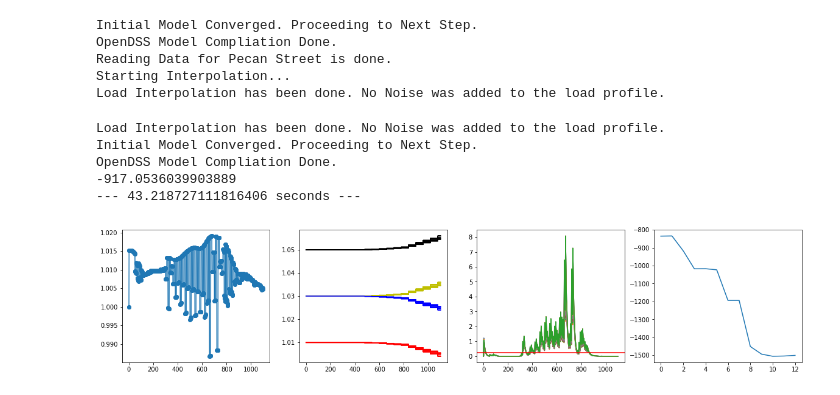
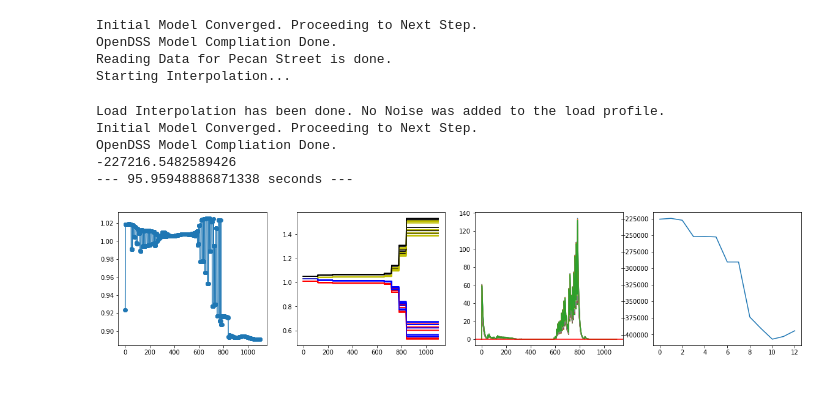
Before and after one commit to lbnl-cybersecurity/ceds-cigar, a Jupyter notebook: LBNL_Simulations/Python/InverterStability/softAC/openDSS_Feeder_34Bus_Inverter-AdaptiveControl_allinv_baseline.ipynb, the cells around one changed output. Saved outputs shown, nothing was run; the diff lists cells and outputs as text; code cells hidden in the pictures.

```diff
--- a/LBNL_Simulations/Python/InverterStability/softAC/openDSS_Feeder_34Bus_Inverter-AdaptiveControl_allinv_baseline.ipynb
+++ b/LBNL_Simulations/Python/InverterStability/softAC/openDSS_Feeder_34Bus_Inverter-AdaptiveControl_allinv_baseline.ipynb
@@ -48,7 +48,7 @@ Number_of_Inverters = 13 #even feeder is 34Bus, we only have 13 inverters
 
 #Error checking of the global variable -- TODO: add error handling here!
 if EndTime < StartTime or EndTime < 0 or StartTime < 0:
-    print('Setup Simulation Times Appropriately.')
+    print('Setup Simulation Times Inappropriately.')
 if NoiseMultiplyer < 0:
     print('Setup Noise Multiplyer Correctly.')
 
@@ -140,7 +140,6 @@ Initial Model Converged. Proceeding to Next Step.
 OpenDSS Model Compliation Done.
 Reading Data for Pecan Street is done.
 Starting Interpolation...
-Load Interpolation has been done. No Noise was added to the load profile.
 # %%
 ############################################################
 ############################################################
@@ -158,7 +157,7 @@ def inverter_qp_injection(counter, Vk, Vkm1, gammakm1, solar_irr, VBP, Sbar, dv,
 
     Vmagk = abs(Vk)
     Vmagkm1 = abs(Vkm1)
-    gammakcalc = (T*lpf*(Vmagk + Vmagkm1) - (T*lpf - 2)*gammakm1)/(2 + T*lpf)
+    gammakcalc = (T*lpf*(Vmagk + Vmagkm1) - (T*lpf - 2)*gammakm1)/(2. + T*lpf)
 
     if counter % dv == 0:
         gammakused = gammakcalc
@@ -196,9 +195,9 @@ def voltage_observer(vk, vkm1, psikm1, epsilonkm1, ykm1, f_hp=1, f_lp=0.1, gain=
     yk = (T*f_lp*(epsilonk + epsilonkm1) - (T*f_lp - 2)*ykm1)/(2 + T*f_lp)
     return yk, psik, epsilonk
 
-def adaptive_control(delay, vk, vkmdelay, ukmdelay, thresh, yk):
+def adaptive_control(delay, nk ,vk, vkmdelay, ukmdelay, thresh, yk):
     if (yk > thresh):
-        uk = delay/2*k * ( vk**2 + vkmdelay**2 ) + ukmdelay
+        uk = delay/2* nk * ( vk**2 + vkmdelay**2 ) + ukmdelay
     else:
         uk = ukmdelay
     return uk
@@ -344,8 +343,6 @@ for ep in range(1):
         for i in range(len(nodes)):
             node = nodes[i]
             node.at['Voltage', timeStep] = nodeInfo[i]['voltagePU']
-            if timeStep == 0 or timeStep == 1:
-                node.at['Voltage', timeStep] = 1
         #############################################################
         #############################################################
         #############################################################
@@ -372,6 +369,13 @@ for ep in range(1):
         if timeStep == TotalTimeSteps-1:
             terminal = True
 
+        if timeStep == 0:
+            for node in range(len(AllLoadNames)):
+                if inverters[node] != []:
+                    invertersNode = inverters[node]
+                    for inverter in invertersNode:
+                        inverter.at['counter',timeStep] = 1
+
         if timeStep != 0:
             for node in range(len(AllLoadNames)):
                 #if we have inverters at that node then...
@@ -382,8 +386,6 @@ for ep in range(1):
                         inverter.at['counter',timeStep] = inverter.at['counter',timeStep-1] + 1
                         if inverter.at['counter',timeStep-1] == Delay_VoltageSampling[node]:
                             inverter.at['counter',timeStep] = 1
-
-
 
                         #################################################
                         #execute action
@@ -409,8 +411,9 @@ for ep in range(1):
                         #caculate P Q injection at the node
                         nodes[node].at['P', timeStep] += inverter.at['P_inv', timeStep]
                         nodes[node].at['Q', timeStep] += inverter.at['Q_inv', timeStep]
+
                         if (node in controlInv) and (inverter is invertersNode[0]):
-                            length = 60
+                            length = Delay_VBPCurveShift[node]
                             if VBPcounter[node-offset] == length:
                                 numberYks = inverter.loc['yk', timeStep-length+1:timeStep]
                                 numberYks = numberYks - 0.25
@@ -419,20 +422,20 @@ for ep in range(1):
                                 points[node-offset] += reward
 
                                 inverter.at['upk', timeStep] = adaptive_control(
-                                    length, inverter.at['ime_output', timeStep],
+                                    length, 1, inverter.at['ime_output', timeStep],
                                     inverter.at['ime_output', timeStep-length+1],
                                     inverter.at['upk', timeStep-length+1],
                                     0.25, inverter.at['yk', timeStep])
                                 inverter.at['uqk', timeStep] = adaptive_control(
-                                    length, inverter.at['ime_output', timeStep],
+                                    length, 1, inverter.at['ime_output', timeStep],
                                     inverter.at['ime_output', timeStep-length+1],
                                     inverter.at['uqk', timeStep-length+1],
                                     0.25, inverter.at['yk', timeStep])
                                 vbp = np.array(
-                                    [inverter.at['VBP', timeStep][0] - inverter.at['uqk', timeStep],
-                                    inverter.at['VBP', timeStep][1] + inverter.at['uqk', timeStep],
-                                    inverter.at['VBP', timeStep][2] - inverter.at['upk', timeStep],
-                                    inverter.at['VBP', timeStep][3] + inverter.at['upk', timeStep]])
+                                    [inverter.at['VBP',0][0] - inverter.at['uqk', timeStep],
+                                    inverter.at['VBP', 0][1] + inverter.at['uqk', timeStep],
+                                    inverter.at['VBP', 0][2] - inverter.at['upk', timeStep],
+                                    inverter.at['VBP', 0][3] + inverter.at['upk', timeStep]])
                                 for k in range(timeStep, TotalTimeSteps):
                                     inverter.at['VBP',k] = copy.deepcopy(vbp)
                                     inverter.at['upk',k] = inverter.at['upk', timeStep]
@@ -448,33 +451,33 @@ for ep in range(1):
     f = plt.figure()
     f.set_figheight(4)
     f.set_figwidth(20)
     f.add_subplot(1,4,1)
     plt.plot(nodes[7].loc['Voltage'], marker='o')
 
     for i in range(5,18):
         x = inverters[i][0].loc['VBP']
         y=np.zeros([len(x),x[0].shape[0]])
         for i in range(len(x)):
             y[i,:] = x[i]
         f.add_subplot(1,4,2)
         plt.plot(y[:,0], 'r')
         plt.plot(y[:,1], 'y')
         plt.plot(y[:,2], 'b')
         plt.plot(y[:,3], 'k')
 
     f.add_subplot(1,4,3)
     for i in range(5,18):
         yk = inverters[i][0].loc['yk']
         plt.plot(yk)
     plt.axhline(y=0.25, color='r', linestyle='-')
     f.add_subplot(1,4,4)
     plt.plot(totalPoints)
     plt.show(block=True)
     f.savefig(str(ep) + '.png')
 # %% [output]
 Load Interpolation has been done. No Noise was added to the load profile.
 Initial Model Converged. Proceeding to Next Step.
 OpenDSS Model Compliation Done.
--917.0536039903889
---- 43.218727111816406 seconds ---
+-227216.5482589426
+--- 95.95948886871338 seconds ---
-[figure, old version]
+[figure, new version]
```
Also changed, not shown: 11 other files.
